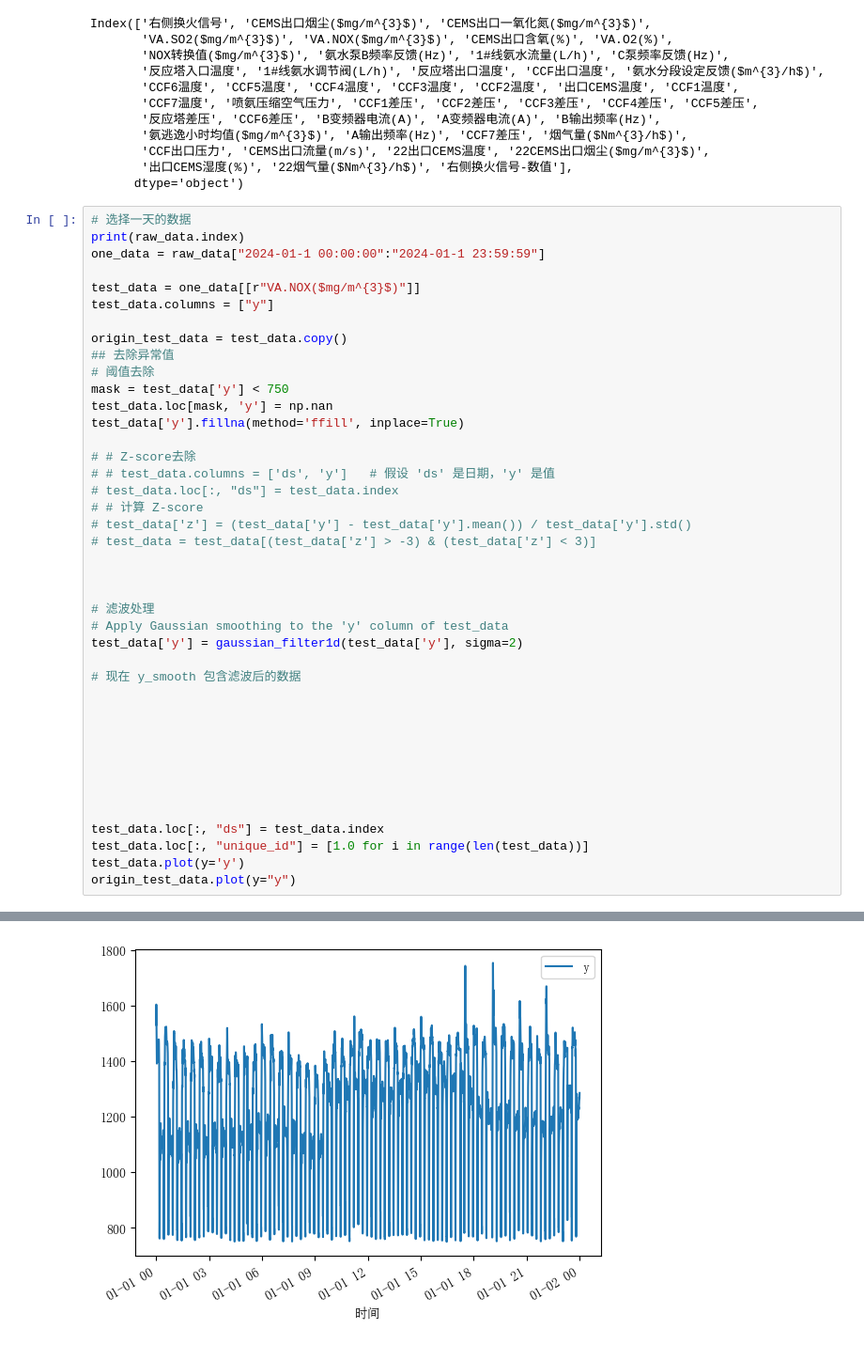
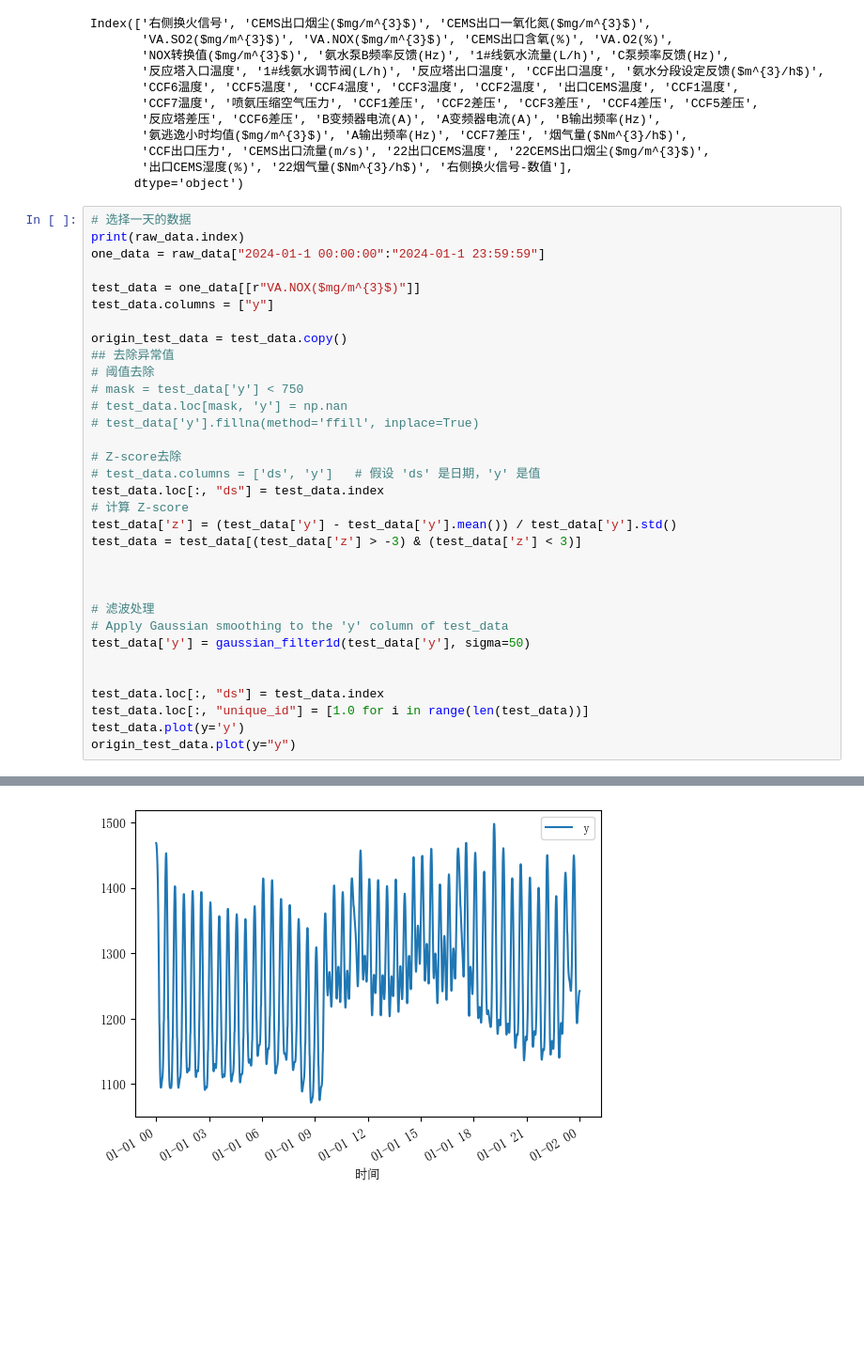
Before and after one commit to silent780/forecast_NO_emisson, a Jupyter notebook: nuraFT.ipynb, the cells around one changed output, grey strips where cells are left out. Shown at 94% size. Cells and saved outputs as stored; diff of their text form; blank space fills up the shorter version.

```diff
--- a/nuraFT.ipynb
+++ b/nuraFT.ipynb
@@ -36,52 +36,44 @@ test_data.columns = ["y"]
 
 origin_test_data = test_data.copy()
 ## 去除异常值
 # 阈值去除
-mask = test_data['y'] < 750
-test_data.loc[mask, 'y'] = np.nan
-test_data['y'].fillna(method='ffill', inplace=True)
+# mask = test_data['y'] < 750
+# test_data.loc[mask, 'y'] = np.nan
+# test_data['y'].fillna(method='ffill', inplace=True)
 
-# # Z-score去除
-# # test_data.columns = ['ds', 'y']   # 假设 'ds' 是日期，'y' 是值
-# test_data.loc[:, "ds"] = test_data.index
-# # 计算 Z-score
-# test_data['z'] = (test_data['y'] - test_data['y'].mean()) / test_data['y'].std()
-# test_data = test_data[(test_data['z'] > -3) & (test_data['z'] < 3)]
+# Z-score去除
+# test_data.columns = ['ds', 'y']   # 假设 'ds' 是日期，'y' 是值
+test_data.loc[:, "ds"] = test_data.index
+# 计算 Z-score
+test_data['z'] = (test_data['y'] - test_data['y'].mean()) / test_data['y'].std()
+test_data = test_data[(test_data['z'] > -3) & (test_data['z'] < 3)]
 
 
 
 # 滤波处理
 # Apply Gaussian smoothing to the 'y' column of test_data
-test_data['y'] = gaussian_filter1d(test_data['y'], sigma=2)
-
-# 现在 y_smooth 包含滤波后的数据
-
-
-
-
-
-
+test_data['y'] = gaussian_filter1d(test_data['y'], sigma=50)
 
 
 test_data.loc[:, "ds"] = test_data.index
 test_data.loc[:, "unique_id"] = [1.0 for i in range(len(test_data))]
 test_data.plot(y='y')
 origin_test_data.plot(y="y")
 # %% [output]
 DatetimeIndex(['2023-12-11 18:48:28', '2023-12-11 18:48:32',
                '2023-12-11 18:48:36', '2023-12-11 18:48:40',
                '2023-12-11 18:48:44', '2023-12-11 18:48:48',
                '2023-12-11 18:48:52', '2023-12-11 18:48:56',
                '2023-12-11 18:49:00', '2023-12-11 18:49:04',
                ...
                '2024-01-12 17:09:32', '2024-01-12 17:09:36',
                '2024-01-12 17:09:40', '2024-01-12 17:09:44',
                '2024-01-12 17:09:48', '2024-01-12 17:09:52',
                '2024-01-12 17:09:56', '2024-01-12 17:10:00',
                '2024-01-12 17:10:04', '2024-01-12 17:10:08'],
               dtype='datetime64[ns]', name='时间', length=690336, freq=None)
 <Axes: xlabel='时间'>
-[figure, old version]
+[figure, new version]
 [figure]
 # %%
 n = len(test_data)
```
Also changed, not shown: parts of 10 cells of this notebook, 57 other files.
